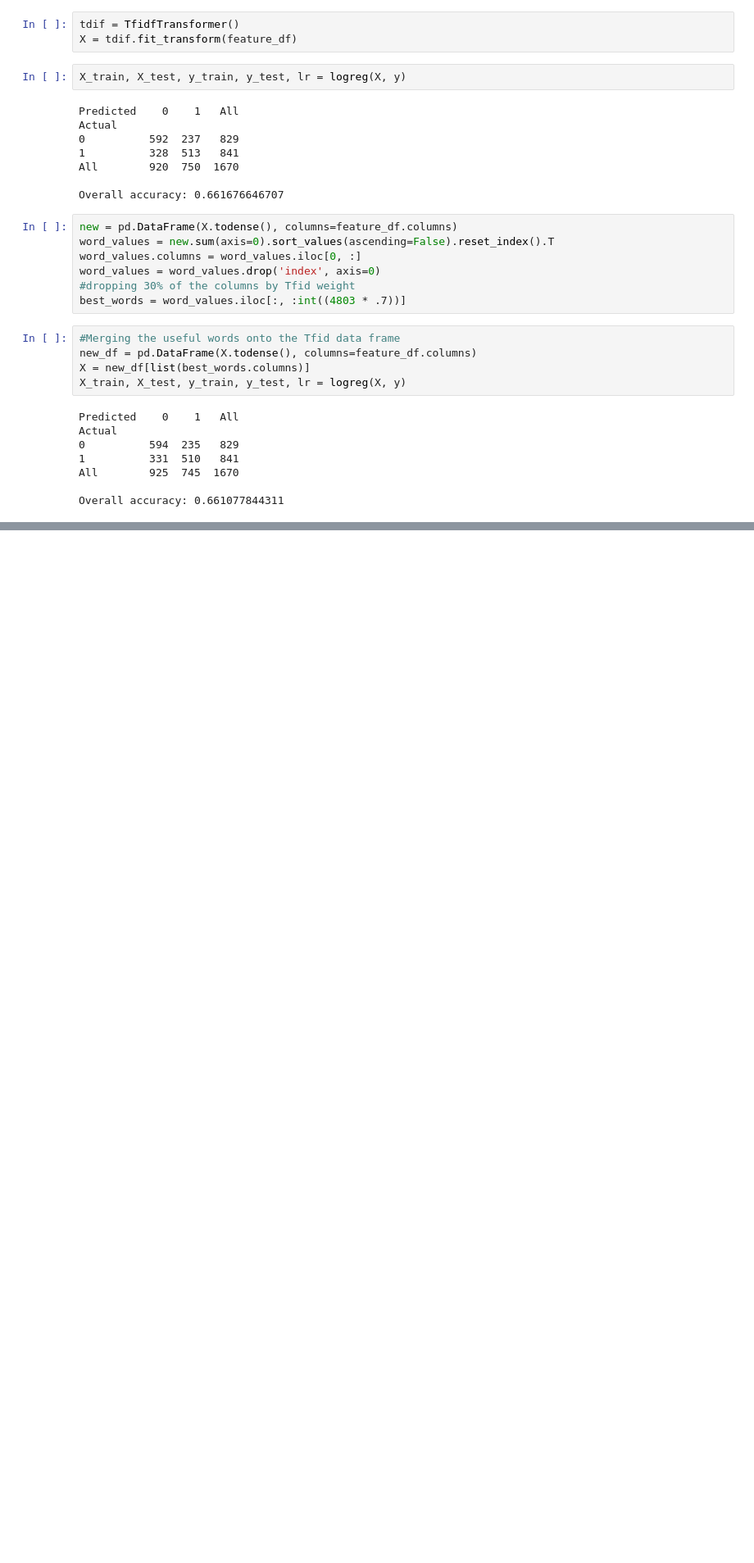
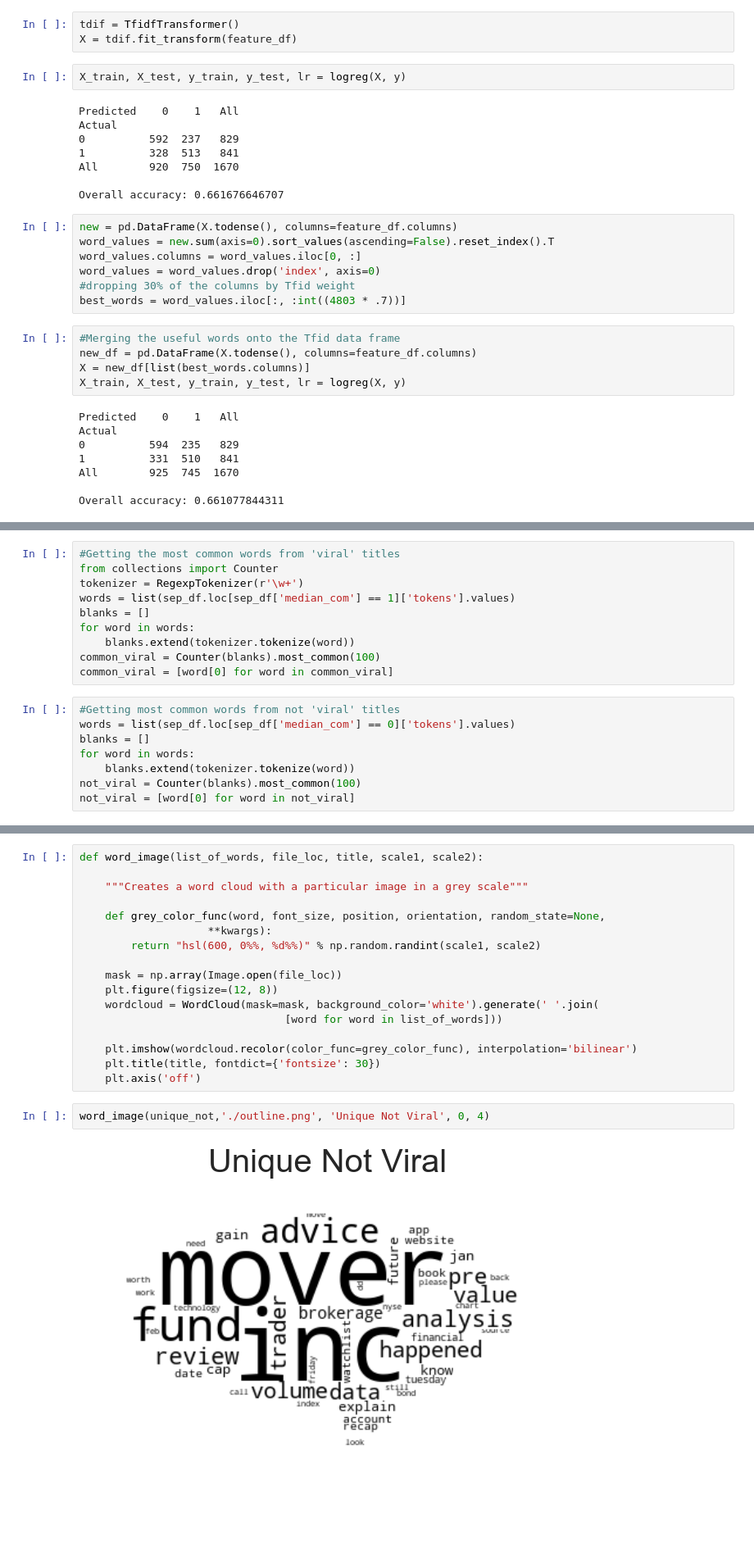
Before and after one commit to slevin886/Reddit_Stock_Subreddit, a Jupyter notebook: Reddit_Stock_Analysis.ipynb, the cells around one changed output, grey strips where cells are left out. Shown: that part at 82% size. Saved outputs shown, nothing was run; the diff lists cells and outputs as text; blank space fills up the shorter version.

Commit message:
Word clouds added

```diff
--- a/Reddit_Stock_Analysis.ipynb
+++ b/Reddit_Stock_Analysis.ipynb
@@ -332,0 +366,18 @@ Overall accuracy: 0.661077844311
+# %%
+#Getting the most common words from 'viral' titles
+from collections import Counter
+tokenizer = RegexpTokenizer(r'\w+')
+words = list(sep_df.loc[sep_df['median_com'] == 1]['tokens'].values)
+blanks = []
+for word in words:
+    blanks.extend(tokenizer.tokenize(word))
+common_viral = Counter(blanks).most_common(100)
+common_viral = [word[0] for word in common_viral]
+# %%
+#Getting most common words from not 'viral' titles
+words = list(sep_df.loc[sep_df['median_com'] == 0]['tokens'].values)
+blanks = []
+for word in words:
+    blanks.extend(tokenizer.tokenize(word))
+not_viral = Counter(blanks).most_common(100)
+not_viral = [word[0] for word in not_viral]
@@ -332,0 +395,21 @@ Overall accuracy: 0.661077844311
+# %%
+def word_image(list_of_words, file_loc, title, scale1, scale2):
+
+    """Creates a word cloud with a particular image in a grey scale"""
+
+    def grey_color_func(word, font_size, position, orientation, random_state=None,
+                    **kwargs):
+        return "hsl(600, 0%%, %d%%)" % np.random.randint(scale1, scale2)
+
+    mask = np.array(Image.open(file_loc))
+    plt.figure(figsize=(12, 8))
+    wordcloud = WordCloud(mask=mask, background_color='white').generate(' '.join(
+                                [word for word in list_of_words]))
+
+    plt.imshow(wordcloud.recolor(color_func=grey_color_func), interpolation='bilinear')
+    plt.title(title, fontdict={'fontsize': 30})
+    plt.axis('off')
+# %%
+word_image(unique_not,'./outline.png', 'Unique Not Viral', 0, 4)
+# %% [output]
+[figure, added]
```
Also changed, not shown: parts of 15 cells of this notebook.
